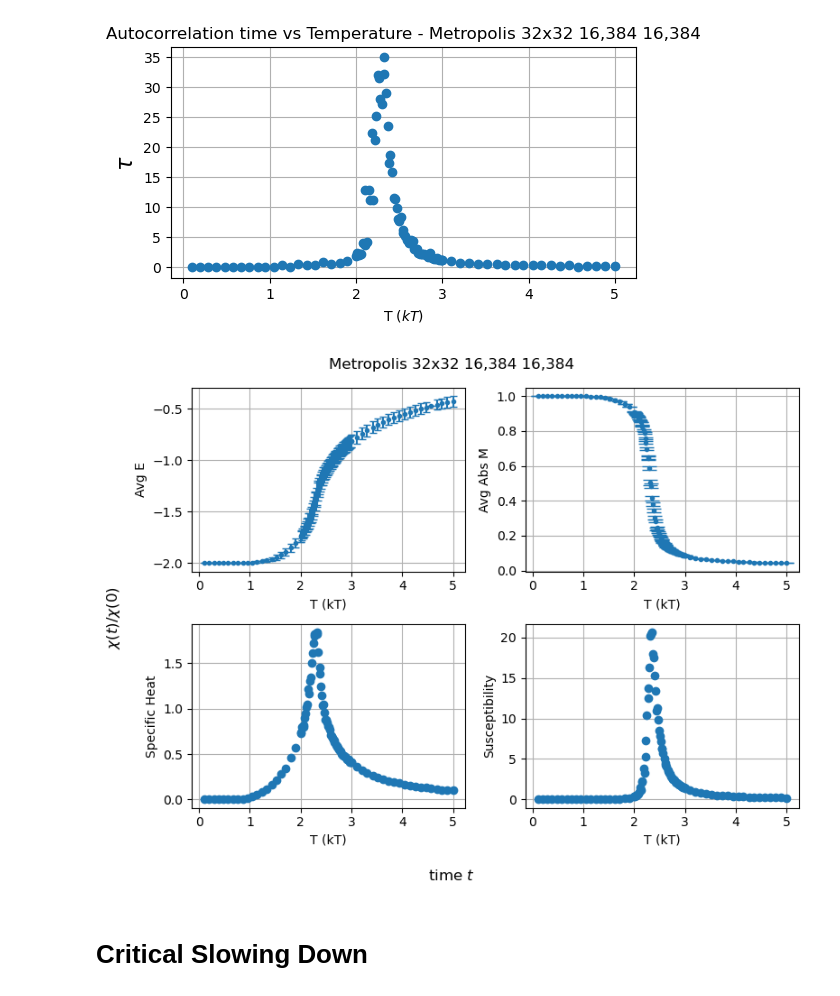
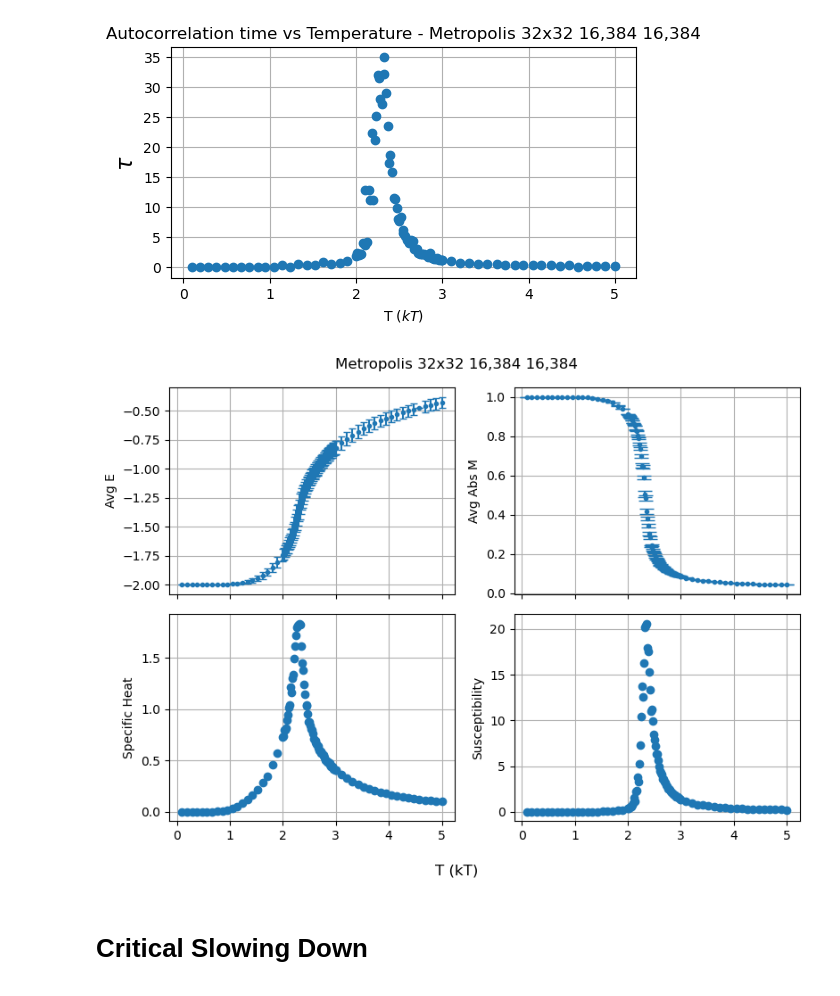
Before and after one commit to seafoodfry/numerical-analysis, a Jupyter notebook: qft/ising/Ising-model.ipynb, the cells around one changed output. Drawn from its saved outputs; the diff is of its cells as text; code cells hidden in the pictures.

Commit message:
Fixed a plot
Signed-off-by: seafoodfry <>

```diff
--- a/qft/ising/Ising-model.ipynb
+++ b/qft/ising/Ising-model.ipynb
@@ -965,42 +962,41 @@ plt.show()
 # %% [output]
 [figure]
 # %%
-fig, ((ax1, ax2), (ax3, ax4)) = plt.subplots(2, 2, figsize=(8, 6))
+fig, ((ax1, ax2), (ax3, ax4)) = plt.subplots(2, 2, figsize=(8, 6), sharex=True)
 
 ax1.errorbar(x=df_e['T'], y=df_e['avgE'], yerr=df_e['stdE'], fmt='.', capsize=3)
 ax2.errorbar(x=df_e['T'], y=df_e['avgMAbs'], yerr=df_e['stdM'], fmt='.', capsize=6)
 ax3.plot(df_e['T'], df_e['c'], marker='o', linestyle='')
 ax4.plot(df_e['T'], df_e['m'], marker='o', linestyle='')
 
 #ax1.set_title('Avg E vs T')
-ax1.set_xlabel('T (kT)')
+#ax1.set_xlabel('T (kT)')
 ax1.set_ylabel('Avg E')
 ax1.grid(True)
 
 #ax2.set_title('Avg Abs M vs T')
-ax2.set_xlabel('T (kT)')
+#ax2.set_xlabel('T (kT)')
 ax2.set_ylabel('Avg Abs M')
 ax2.grid(True)
 
 #ax3.set_title('Specific Heat vs T')
-ax3.set_xlabel('T (kT)')
+#ax3.set_xlabel('T (kT)')
 ax3.set_ylabel('Specific Heat')
 ax3.grid(True)
 
 #ax4.set_title('Susceptibility vs T')
-ax4.set_xlabel('T (kT)')
+#ax4.set_xlabel('T (kT)')
 ax4.set_ylabel('Susceptibility')
 ax4.grid(True)
 
-fig.supxlabel('time $t$')
-fig.supylabel('$\chi(t)/\chi(0)$')
+fig.supxlabel('T (kT)')
+#fig.supylabel('$\chi(t)/\chi(0)$')
 
 fig.suptitle('Metropolis 32x32 16,384 16,384', fontsize=12)
 
-
 plt.tight_layout()
 plt.show()
 # %% [output]
-[figure, old version]
+[figure, new version]
 # %% [markdown]
 # Critical Slowing Down
```
Also changed, not shown: parts of 2 cells of this notebook.
